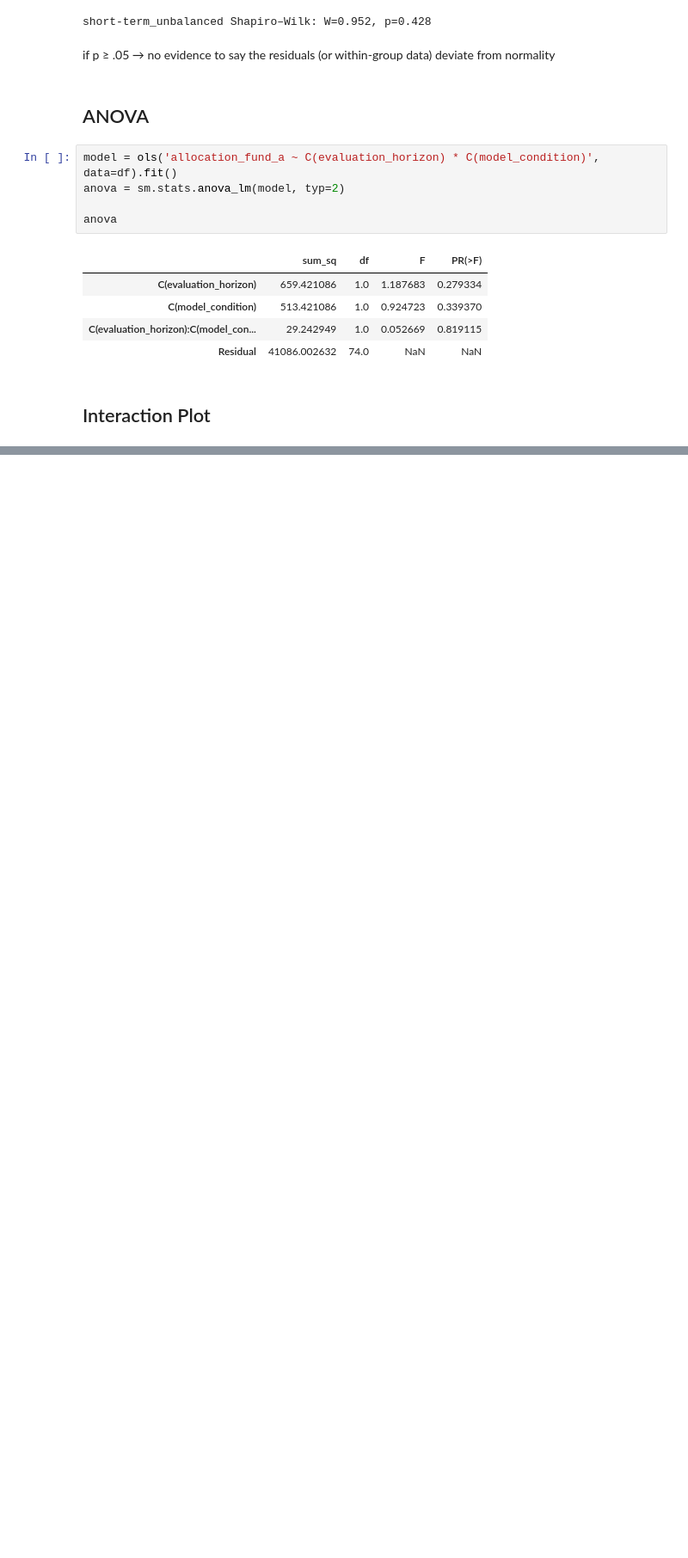
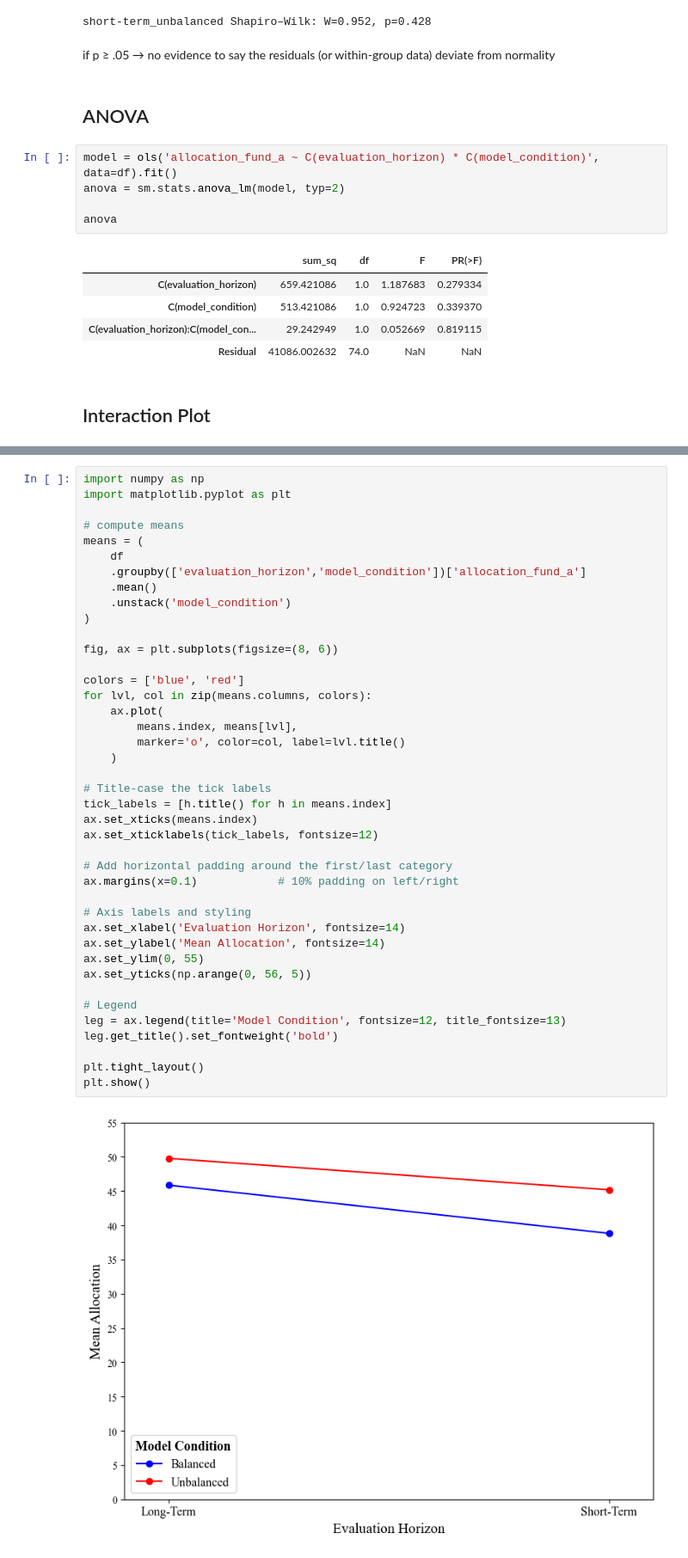
Before and after one commit to FeKapp/bachelorthesis-data-analysis, a Jupyter notebook: anova_analysis.ipynb, the cells around one changed output, grey strips where cells are left out. Shown at 86% size. Saved outputs shown, nothing was run; the diff lists cells and outputs as text; blank space fills up the shorter version.

```diff
--- a/anova_analysis.ipynb
+++ b/anova_analysis.ipynb
@@ -229,0 +146,43 @@ plt.show()
+# %%
+import numpy as np
+import matplotlib.pyplot as plt
+
+# compute means
+means = (
+    df
+    .groupby(['evaluation_horizon','model_condition'])['allocation_fund_a']
+    .mean()
+    .unstack('model_condition')
+)
+
+fig, ax = plt.subplots(figsize=(8, 6))
+
+colors = ['blue', 'red']
+for lvl, col in zip(means.columns, colors):
+    ax.plot(
+        means.index, means[lvl],
+        marker='o', color=col, label=lvl.title()
+    )
+
+# Title‐case the tick labels
+tick_labels = [h.title() for h in means.index]
+ax.set_xticks(means.index)
+ax.set_xticklabels(tick_labels, fontsize=12)
+
+# Add horizontal padding around the first/last category
+ax.margins(x=0.1)            # 10% padding on left/right
+
+# Axis labels and styling
+ax.set_xlabel('Evaluation Horizon', fontsize=14)
+ax.set_ylabel('Mean Allocation', fontsize=14)
+ax.set_ylim(0, 55)
+ax.set_yticks(np.arange(0, 56, 5))
+
+# Legend
+leg = ax.legend(title='Model Condition', fontsize=12, title_fontsize=13)
+leg.get_title().set_fontweight('bold')
+
+plt.tight_layout()
+plt.show()
+# %% [output]
+[figure, added]
```
Also changed, not shown: parts of 7 cells of this notebook, 15 other files.
